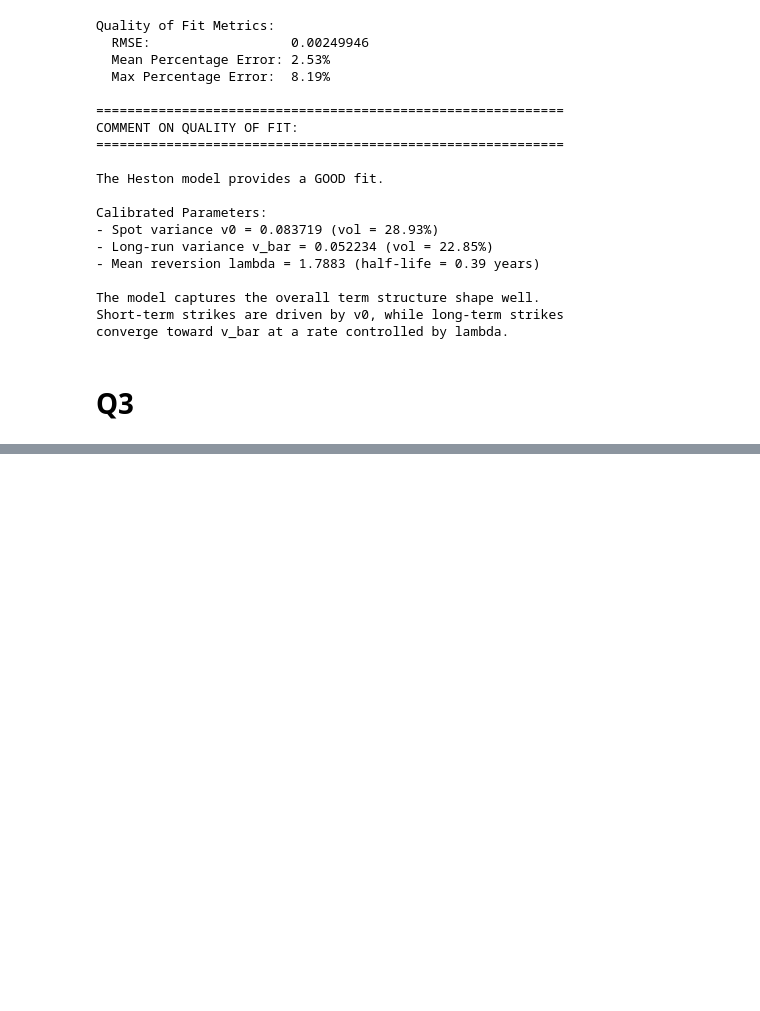
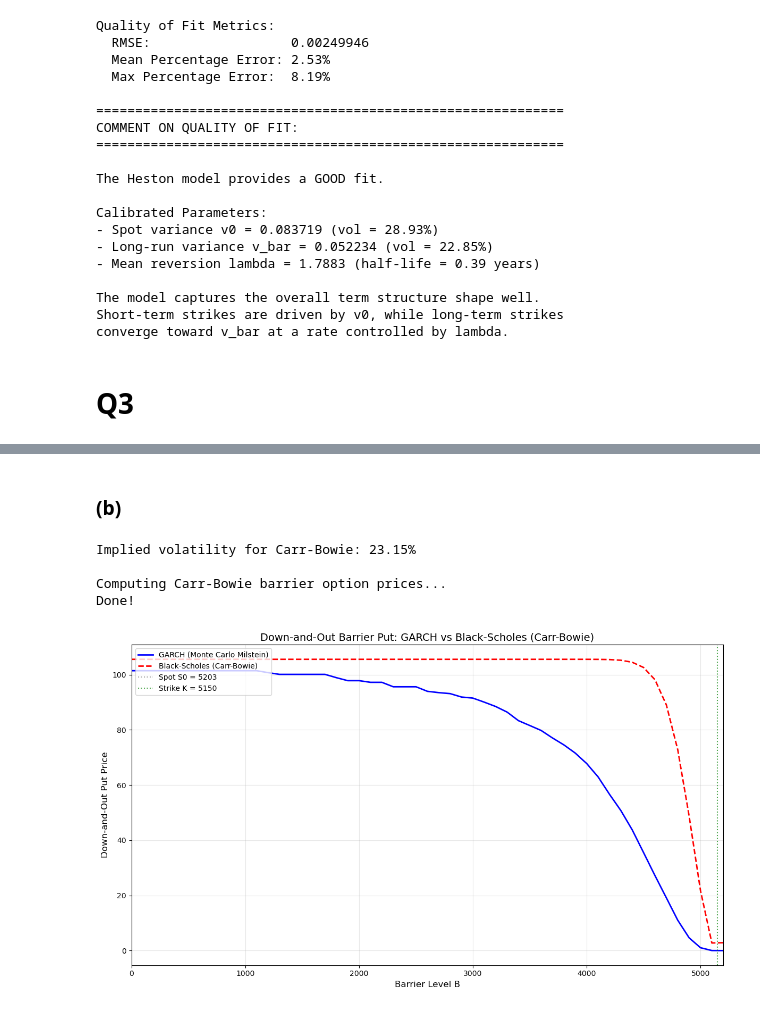
Before and after one commit to CarlottaSeal/ADM-hw4, a Jupyter notebook: hw4-v2.ipynb, the cells around one changed output, grey strips where cells are left out. Saved outputs shown, nothing was run; the diff lists cells and outputs as text; code cells hidden in the pictures; blank space fills up the shorter version.

```diff
--- a/hw4-v2.ipynb
+++ b/hw4-v2.ipynb
@@ -813,0 +528,14 @@ if rho_calib < 0:
+# %%
+# Given GARCH parameters
+v0 = 0.08364961
+v_bar = 0.05127939
+lam = 1.697994
+eta = 8.396695
+rho = -0.6921993
+
+print("GARCH Model Parameters:")
+print(f"  v0 (spot variance):     {v0:.8f} (vol = {np.sqrt(v0)*100:.2f}%)")
+print(f"  v̄  (long-run variance): {v_bar:.8f} (vol = {np.sqrt(v_bar)*100:.2f}%)")
+print(f"  λ  (mean reversion):    {lam:.6f}")
+print(f"  η  (vol of vol):        {eta:.6f}")
+print(f"  ρ  (correlation):       {rho:.7f}")
@@ -813,0 +652,2 @@ if rho_calib < 0:
+# %% [markdown]
+### (b)
@@ -813,0 +804,36 @@ if rho_calib < 0:
+# %%
+print(f"Implied volatility for Carr-Bowie: {sigma_implied*100:.2f}%")
+print(f"\nComputing Carr-Bowie barrier option prices...")
+
+prices_cb = []
+for B in B_values:
+    price = CarrBowie_BarrierPut_BS(S0, K, B, T, r, q, sigma_implied)
+    prices_cb.append(price)
+
+prices_cb = np.array(prices_cb)
+print("Done!")
+# %% [output]
+Implied volatility for Carr-Bowie: 23.15%
+
+Computing Carr-Bowie barrier option prices...
+Done!
+# %%
+fig, ax = plt.subplots(figsize=(12, 7))
+
+ax.plot(B_values, prices_garch, 'b-', linewidth=2, label='GARCH (Monte Carlo Milstein)')
+ax.plot(B_values, prices_cb, 'r--', linewidth=2, label='Black-Scholes (Carr-Bowie)')
+
+ax.axvline(x=S0, color='gray', linestyle=':', alpha=0.7, label=f'Spot S0 = {S0:.0f}')
+ax.axvline(x=K, color='green', linestyle=':', alpha=0.7, label=f'Strike K = {K}')
+
+ax.set_xlabel('Barrier Level B', fontsize=12)
+ax.set_ylabel('Down-and-Out Put Price', fontsize=12)
+ax.set_title('Down-and-Out Barrier Put: GARCH vs Black-Scholes (Carr-Bowie)', fontsize=14)
+ax.legend(loc='upper left')
+ax.grid(True, alpha=0.3)
+ax.set_xlim([0, 5200])
+
+plt.tight_layout()
+plt.show()
+# %% [output]
+[figure, added]
```
Also changed, not shown: parts of 22 cells of this notebook, 1 other file.
